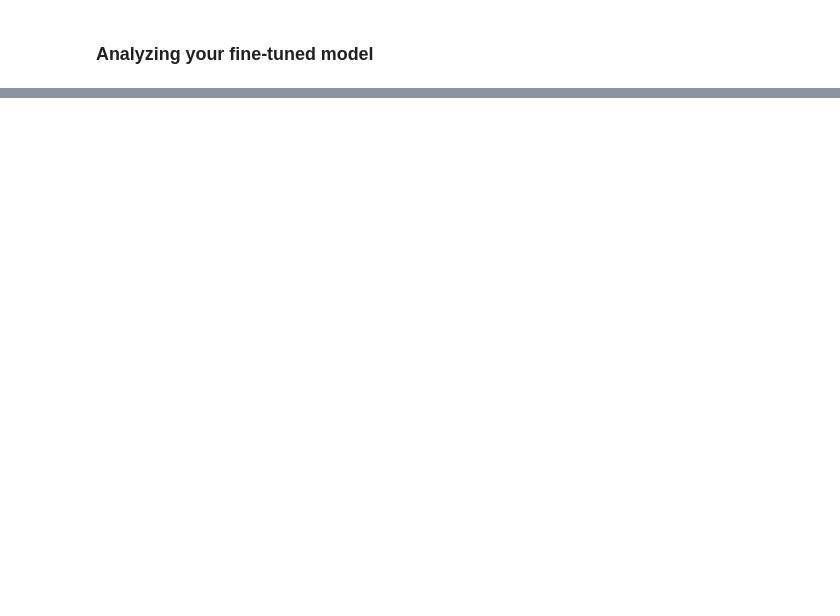
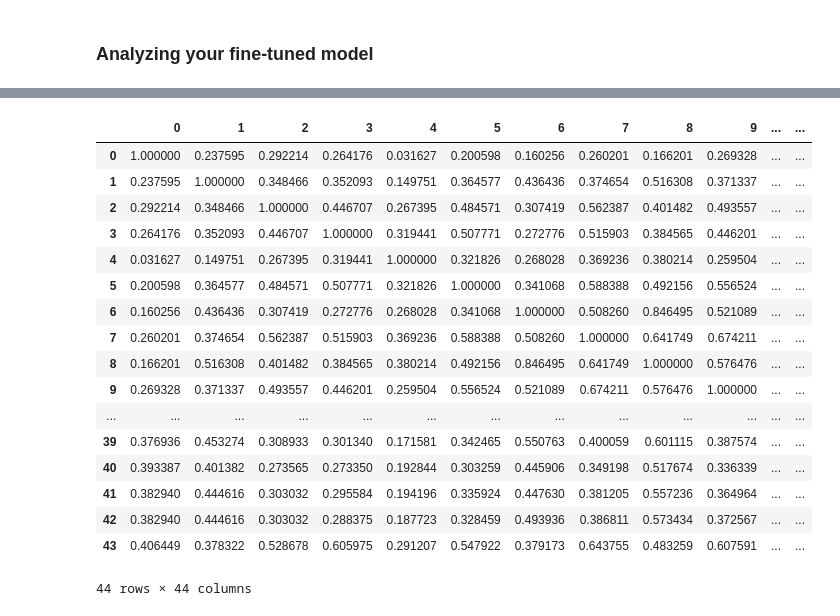
Before and after one commit to maimonahST/CCSIT_Infobot, a Jupyter notebook: code.ipynb, the cells around one changed output, grey strips where cells are left out. Drawn from its saved outputs; the diff is of its cells as text; code cells hidden in the pictures; blank space fills up the shorter version.

```diff
--- a/code.ipynb
+++ b/code.ipynb
@@ -374,0 +408,5 @@ print(completion.choices[0].message)
+# %%
+with open("/content/step_metrics.jsonl", "r") as json_file:
+  step_metrics = json.load(json_file)
+
+step_metrics
@@ -374,0 +506,12 @@ print(completion.choices[0].message)
+# %%
+
+def generate_response(prompt):
+    completion = client.chat.completions.create(
+    model="ft:gpt-3.5-turbo-0613:personal::8IeeAJHb",
+    messages=[
+      {"role": "system", "content": "You are CCSIT infobot which provide facts about ccsit "},
+      {"role": "user", "content": prompt }
+      ]
+    )
+
+    return completion.choices[0].message.content
@@ -374,0 +546,11 @@ print(completion.choices[0].message)
+# %%
+import time
+
+responses = []
+for user_input in df['user']:
+  response = generate_response(user_input)
+  responses.append(response)
+  time.sleep(25)
+
+
+df['gen_response'] = responses
@@ -374,0 +566,34 @@ print(completion.choices[0].message)
+# %%
+from sklearn.feature_extraction.text import CountVectorizer
+from sklearn.metrics.pairwise import cosine_similarity
+
+# Step 1: Tokenize and vectorize the text data
+vectorizer = CountVectorizer().fit_transform(df['assistant'] + ' ' + df['gen_response'])
+
+# Step 2: Calculate the cosine similarity
+cosine_sim = cosine_similarity(vectorizer)
+
+# Create a new DataFrame with the cosine similarity scores
+cosine_sim_df = pd.DataFrame(cosine_sim, columns=df.index, index=df.index)
+
+# Print or save the resulting DataFrame
+cosine_sim_df
+# %% [output]
+|  | 0 | 1 | 2 | 3 | 4 | 5 | 6 | 7 | 8 | 9 | ... | ... |
+| 0 | 1.000000 | 0.237595 | 0.292214 | 0.264176 | 0.031627 | 0.200598 | 0.160256 | 0.260201 | 0.166201 | 0.269328 | ... | ... |
+| 1 | 0.237595 | 1.000000 | 0.348466 | 0.352093 | 0.149751 | 0.364577 | 0.436436 | 0.374654 | 0.516308 | 0.371337 | ... | ... |
+| 2 | 0.292214 | 0.348466 | 1.000000 | 0.446707 | 0.267395 | 0.484571 | 0.307419 | 0.562387 | 0.401482 | 0.493557 | ... | ... |
+| 3 | 0.264176 | 0.352093 | 0.446707 | 1.000000 | 0.319441 | 0.507771 | 0.272776 | 0.515903 | 0.384565 | 0.446201 | ... | ... |
+| 4 | 0.031627 | 0.149751 | 0.267395 | 0.319441 | 1.000000 | 0.321826 | 0.268028 | 0.369236 | 0.380214 | 0.259504 | ... | ... |
+| 5 | 0.200598 | 0.364577 | 0.484571 | 0.507771 | 0.321826 | 1.000000 | 0.341068 | 0.588388 | 0.492156 | 0.556524 | ... | ... |
+| 6 | 0.160256 | 0.436436 | 0.307419 | 0.272776 | 0.268028 | 0.341068 | 1.000000 | 0.508260 | 0.846495 | 0.521089 | ... | ... |
+| 7 | 0.260201 | 0.374654 | 0.562387 | 0.515903 | 0.369236 | 0.588388 | 0.508260 | 1.000000 | 0.641749 | 0.674211 | ... | ... |
+| 8 | 0.166201 | 0.516308 | 0.401482 | 0.384565 | 0.380214 | 0.492156 | 0.846495 | 0.641749 | 1.000000 | 0.576476 | ... | ... |
+| 9 | 0.269328 | 0.371337 | 0.493557 | 0.446201 | 0.259504 | 0.556524 | 0.521089 | 0.674211 | 0.576476 | 1.000000 | ... | ... |
+| ... | ... | ... | ... | ... | ... | ... | ... | ... | ... | ... | ... | ... |
+| 39 | 0.376936 | 0.453274 | 0.308933 | 0.301340 | 0.171581 | 0.342465 | 0.550763 | 0.400059 | 0.601115 | 0.387574 | ... | ... |
+| 40 | 0.393387 | 0.401382 | 0.273565 | 0.273350 | 0.192844 | 0.303259 | 0.445906 | 0.349198 | 0.517674 | 0.336339 | ... | ... |
+| 41 | 0.382940 | 0.444616 | 0.303032 | 0.295584 | 0.194196 | 0.335924 | 0.447630 | 0.381205 | 0.557236 | 0.364964 | ... | ... |
+| 42 | 0.382940 | 0.444616 | 0.303032 | 0.288375 | 0.187723 | 0.328459 | 0.493936 | 0.386811 | 0.573434 | 0.372567 | ... | ... |
+| 43 | 0.406449 | 0.378322 | 0.528678 | 0.605975 | 0.291207 | 0.547922 | 0.379173 | 0.643755 | 0.483259 | 0.607591 | ... | ... |
+44 rows × 44 columns
```
Also changed, not shown: parts of 23 cells of this notebook.
